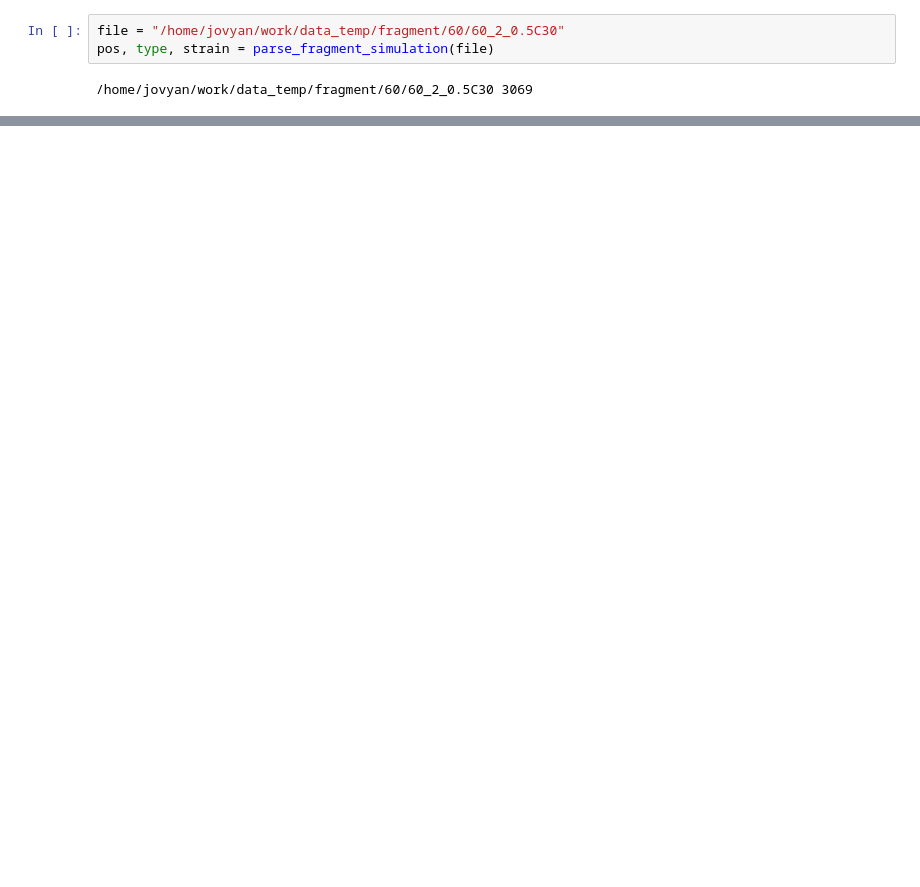
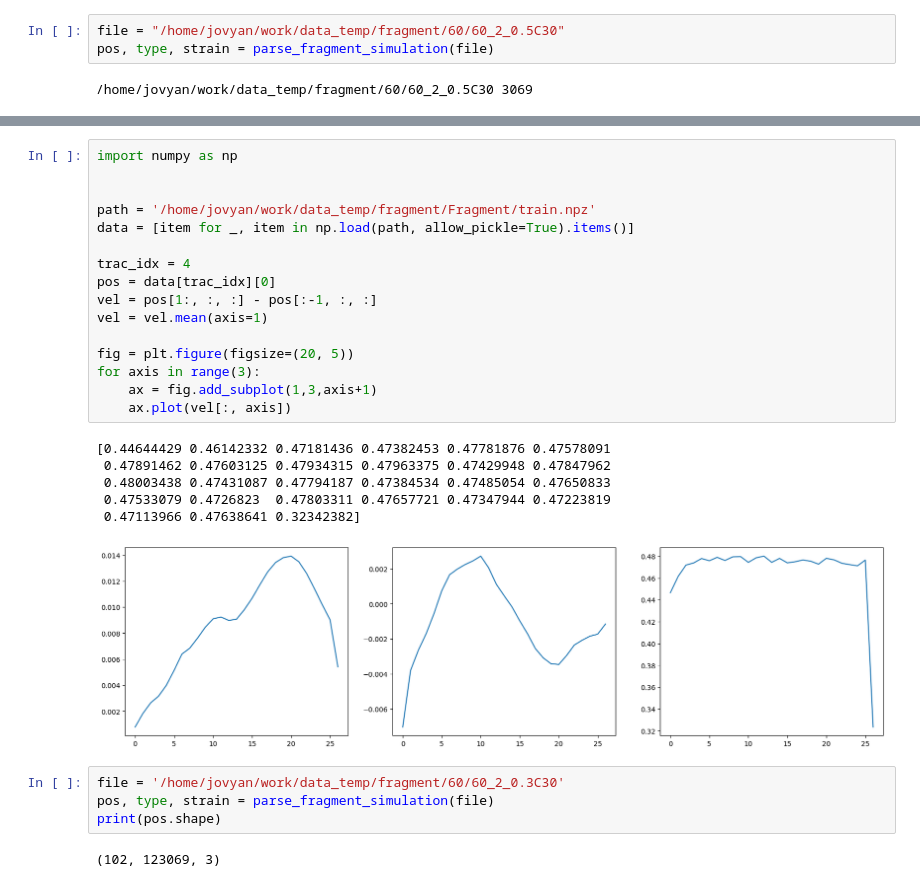
Before and after one commit to qilinli/gns-fragment, a Jupyter notebook: notebooks/read_fragment.ipynb, the cells around one changed output, grey strips where cells are left out. Saved outputs shown, nothing was run; the diff lists cells and outputs as text; blank space fills up the shorter version.

```diff
--- a/notebooks/read_fragment.ipynb
+++ b/notebooks/read_fragment.ipynb
@@ -564,0 +488,29 @@ print(meta)
+# %%
+import numpy as np
+
+
+path = '/home/jovyan/work/data_temp/fragment/Fragment/train.npz'
+data = [item for _, item in np.load(path, allow_pickle=True).items()]
+
+trac_idx = 4
+pos = data[trac_idx][0]
+vel = pos[1:, :, :] - pos[:-1, :, :]
+vel = vel.mean(axis=1)
+
+fig = plt.figure(figsize=(20, 5))
+for axis in range(3):
+    ax = fig.add_subplot(1,3,axis+1)
+    ax.plot(vel[:, axis])
+# %% [output]
+[0.44644429 0.46142332 0.47181436 0.47382453 0.47781876 0.47578091
+ 0.47891462 0.47603125 0.47934315 0.47963375 0.47429948 0.47847962
+ 0.48003438 0.47431087 0.47794187 0.47384534 0.47485054 0.47650833
+ 0.47533079 0.4726823  0.47803311 0.47657721 0.47347944 0.47223819
+ 0.47113966 0.47638641 0.32342382]
+[figure, added]
+# %%
+file = '/home/jovyan/work/data_temp/fragment/60/60_2_0.3C30'
+pos, type, strain = parse_fragment_simulation(file)
+print(pos.shape)
+# %% [output]
+(102, 123069, 3)
```
Also changed, not shown: parts of 10 cells of this notebook, 9 other files.
